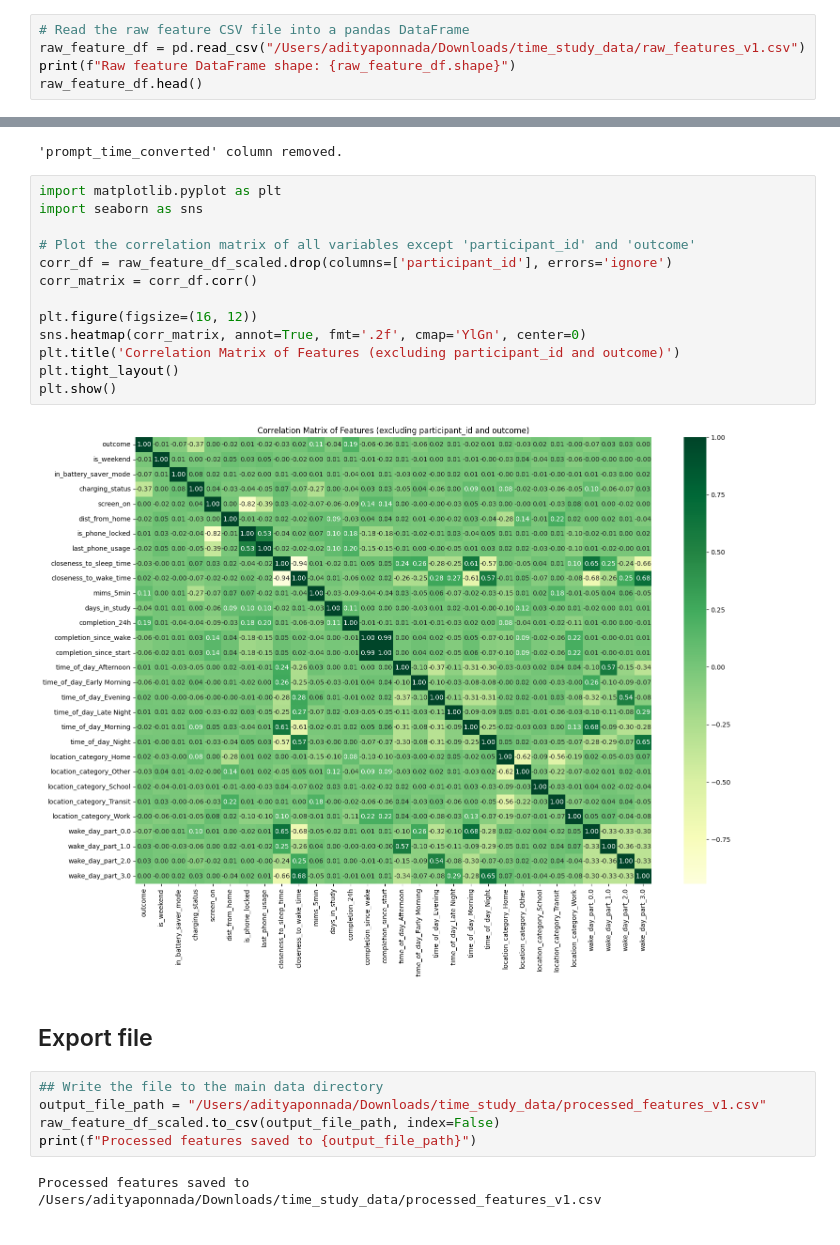
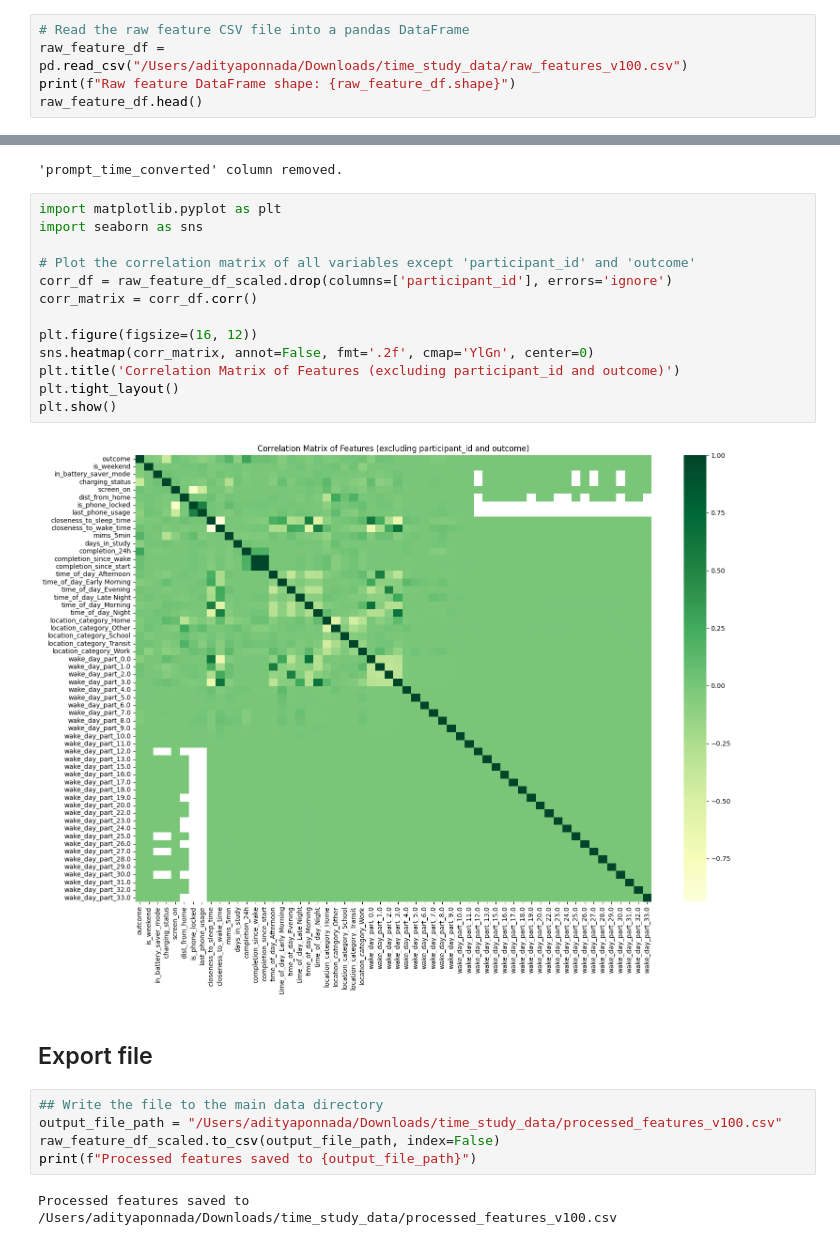
Before and after one commit to adityaponnada/real_time_prompting, a Jupyter notebook: feature_selection_normalization.ipynb, the cells around one changed output, grey strips where cells are left out. Saved outputs shown, nothing was run; the diff lists cells and outputs as text.

Commit message:
Update to 100 sampled users for testing and training

```diff
--- a/feature_selection_normalization.ipynb
+++ b/feature_selection_normalization.ipynb
@@ -19,7 +19,7 @@ from dateutil import parser
 Import the raw feature file and inspect it.
 # %%
 # Read the raw feature CSV file into a pandas DataFrame
-raw_feature_df = pd.read_csv("/Users/adityaponnada/Downloads/time_study_data/raw_features_v1.csv")
+raw_feature_df = pd.read_csv("/Users/adityaponnada/Downloads/time_study_data/raw_features_v100.csv")
 print(f"Raw feature DataFrame shape: {raw_feature_df.shape}")
 raw_feature_df.head()
 # %% [output]
@@ -230,24 +232,24 @@ else:
 # %%
 import matplotlib.pyplot as plt
 import seaborn as sns
 
 # Plot the correlation matrix of all variables except 'participant_id' and 'outcome'
 corr_df = raw_feature_df_scaled.drop(columns=['participant_id'], errors='ignore')
 corr_matrix = corr_df.corr()
 
 plt.figure(figsize=(16, 12))
-sns.heatmap(corr_matrix, annot=True, fmt='.2f', cmap='YlGn', center=0)
+sns.heatmap(corr_matrix, annot=False, fmt='.2f', cmap='YlGn', center=0)
 plt.title('Correlation Matrix of Features (excluding participant_id and outcome)')
 plt.tight_layout()
 plt.show()
 # %% [output]
-[figure, old version]
+[figure, new version]
 # %% [markdown]
 ## Export file
 # %%
 ## Write the file to the main data directory
-output_file_path = "/Users/adityaponnada/Downloads/time_study_data/processed_features_v1.csv"
+output_file_path = "/Users/adityaponnada/Downloads/time_study_data/processed_features_v100.csv"
 raw_feature_df_scaled.to_csv(output_file_path, index=False)
 print(f"Processed features saved to {output_file_path}")
 # %% [output]
-Processed features saved to /Users/adityaponnada/Downloads/time_study_data/processed_features_v1.csv
+Processed features saved to /Users/adityaponnada/Downloads/time_study_data/processed_features_v100.csv
```
Also changed, not shown: parts of 7 cells of this notebook, 1 other file.
